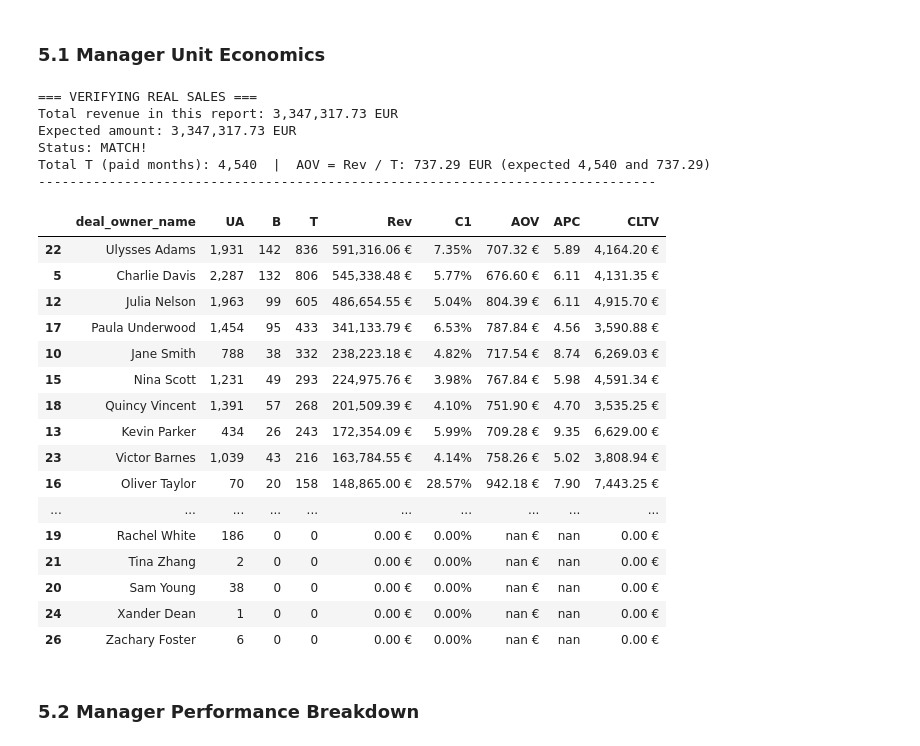
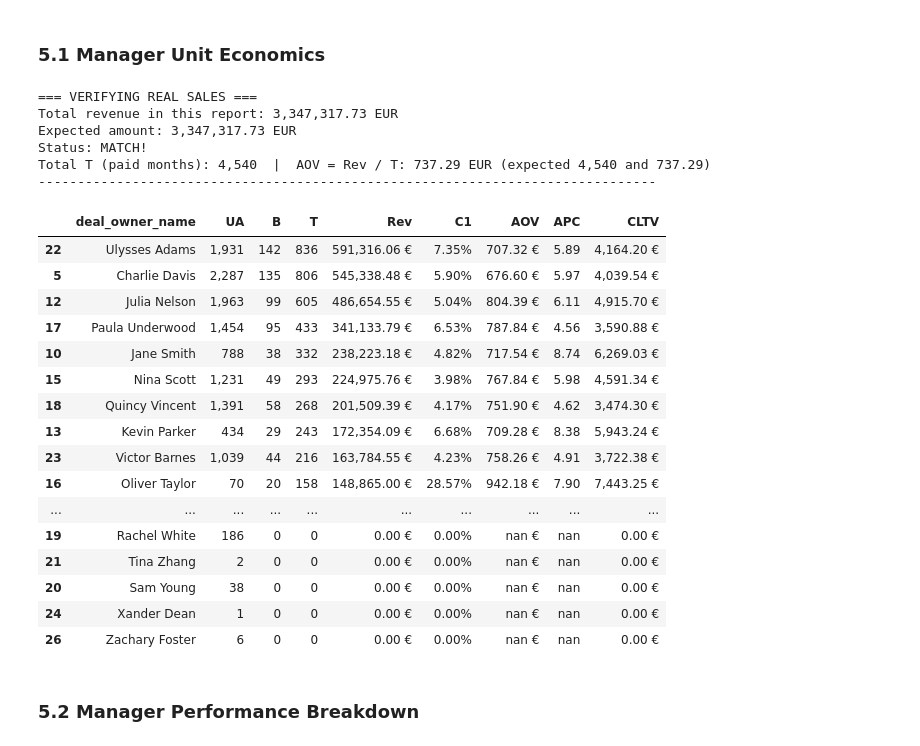
Before and after one commit to OlenaDeny/crm-funnel-analysis, a Jupyter notebook: notebooks/02_crm_data_analytics.ipynb, the cells around one changed output. Saved outputs shown, nothing was run; the diff lists cells and outputs as text; code cells hidden in the pictures.

```diff
--- a/notebooks/02_crm_data_analytics.ipynb
+++ b/notebooks/02_crm_data_analytics.ipynb
@@ -231,9 +235,9 @@ DECISION:
 ##### Synchronizing the Time Window (FINANCIAL PRIORITY)
 # %%
 # Set the bounds based on Spend and common sense
-# SPEND from 2023-07-03 (01-02.07.2023 are weekend days), since this is financial data and banks often process payments only on the first business day after a weekend.
-# SYNC_START = pd.Timestamp('2023-06-01')
-# SYNC_END   = pd.Timestamp('2024-12-11')
+# SPEND from 2023-07-03 (01-02.07.2023 are weekend days), since this is financial data and banks
+# often process payments only on the first business day after a weekend.
+
 SYNC_START = pd.Timestamp('2023-07-01')
 SYNC_END   = pd.Timestamp('2024-05-31')
 
@@ -252,6 +256,9 @@ deals = deals[(deals['created_date'] >= SYNC_START) & (deals['created_date'] <=
 calls = calls[(calls['call_start_date'] >= SYNC_START) & (calls['call_start_date'] <= SYNC_END)].copy()
 spend = spend[(spend['spend_date'] >= SYNC_START) & (spend['spend_date'] <= SYNC_END)].copy()
 contacts = contacts[(contacts['created_time'] >= SYNC_START) & (contacts['created_time'] <= SYNC_END)].copy()
+
+# unique student key: contact_id; a paid deal without contact_id counts as a separate student (key = deal id)
+deals['student_id'] = deals['contact_id'].fillna('deal_' + deals['deals_id'].astype(str))
 # %% [output]
 DECISION:
 Selected period: 2023-07-01 — 2024-05-31
@@ -2574,7 +2244,7 @@ ua_stats = deals.groupby('deal_owner_name', observed=False).agg(
 
 # 2. Real money only, from the verified sales table
 sales_stats = actual_sales_clean.groupby('deal_owner_name', observed=False).agg(
-    B=('contact_id', 'nunique'),     # unique paying students
+    B=('student_id', 'nunique'),     # unique paying students
     T=('months_of_study', 'sum'),    # transactions = paid months
     Rev=('Ri', 'sum')                # real revenue
 ).reset_index()
@@ -2599,41 +2269,41 @@ print("=== VERIFYING REAL SALES ===")
 print(f"Total revenue in this report: {total_rev_check:,.2f} EUR")
 print(f"Expected amount: 3,347,317.73 EUR")
 print(f"Status: {'MATCH!' if abs(total_rev_check - 3347317.73) < 1 else 'STILL OFF'}")
 print(f"Total T (paid months): {total_t_check:,.0f}  |  AOV = Rev / T: {total_rev_check / total_t_check:,.2f} EUR (expected 4,540 and 737.29)")
 print(string_delimiter)
 
 # --- 6. FINAL REPORT ---
 styled_report = manager_ue.sort_values('Rev', ascending=False).style \
     .background_gradient(subset=['Rev'], cmap='Oranges') \
     .background_gradient(subset=['C1'], cmap='YlGn') \
     .format({
         'Rev': '{:,.2f} €',
         'AOV': '{:,.2f} €',
         'CLTV': '{:,.2f} €',
         'APC': '{:.2f}',
         'C1': '{:.2f}%',
         'UA': '{:,.0f}',
         'B': '{:,.0f}',
         'T': '{:,.0f}'
     })
 display(styled_report)
 # %% [output]
 === VERIFYING REAL SALES ===
 Total revenue in this report: 3,347,317.73 EUR
 Expected amount: 3,347,317.73 EUR
 Status: MATCH!
 Total T (paid months): 4,540  |  AOV = Rev / T: 737.29 EUR (expected 4,540 and 737.29)
 -------------------------------------------------------------------------------
 |  | deal_owner_name | UA | B | T | Rev | C1 | AOV | APC | CLTV |
 | 22 | Ulysses Adams | 1,931 | 142 | 836 | 591,316.06 € | 7.35% | 707.32 € | 5.89 | 4,164.20 € |
-| 5 | Charlie Davis | 2,287 | 132 | 806 | 545,338.48 € | 5.77% | 676.60 € | 6.11 | 4,131.35 € |
+| 5 | Charlie Davis | 2,287 | 135 | 806 | 545,338.48 € | 5.90% | 676.60 € | 5.97 | 4,039.54 € |
 | 12 | Julia Nelson | 1,963 | 99 | 605 | 486,654.55 € | 5.04% | 804.39 € | 6.11 | 4,915.70 € |
 | 17 | Paula Underwood | 1,454 | 95 | 433 | 341,133.79 € | 6.53% | 787.84 € | 4.56 | 3,590.88 € |
 | 10 | Jane Smith | 788 | 38 | 332 | 238,223.18 € | 4.82% | 717.54 € | 8.74 | 6,269.03 € |
 | 15 | Nina Scott | 1,231 | 49 | 293 | 224,975.76 € | 3.98% | 767.84 € | 5.98 | 4,591.34 € |
-| 18 | Quincy Vincent | 1,391 | 57 | 268 | 201,509.39 € | 4.10% | 751.90 € | 4.70 | 3,535.25 € |
-| 13 | Kevin Parker | 434 | 26 | 243 | 172,354.09 € | 5.99% | 709.28 € | 9.35 | 6,629.00 € |
-| 23 | Victor Barnes | 1,039 | 43 | 216 | 163,784.55 € | 4.14% | 758.26 € | 5.02 | 3,808.94 € |
+| 18 | Quincy Vincent | 1,391 | 58 | 268 | 201,509.39 € | 4.17% | 751.90 € | 4.62 | 3,474.30 € |
+| 13 | Kevin Parker | 434 | 29 | 243 | 172,354.09 € | 6.68% | 709.28 € | 8.38 | 5,943.24 € |
+| 23 | Victor Barnes | 1,039 | 44 | 216 | 163,784.55 € | 4.23% | 758.26 € | 4.91 | 3,722.38 € |
 | 16 | Oliver Taylor | 70 | 20 | 158 | 148,865.00 € | 28.57% | 942.18 € | 7.90 | 7,443.25 € |
 | ... | ... | ... | ... | ... | ... | ... | ... | ... | ... |
 | 19 | Rachel White | 186 | 0 | 0 | 0.00 € | 0.00% | nan € | nan | 0.00 € |
```
Also changed, not shown: parts of 84 cells of this notebook.
